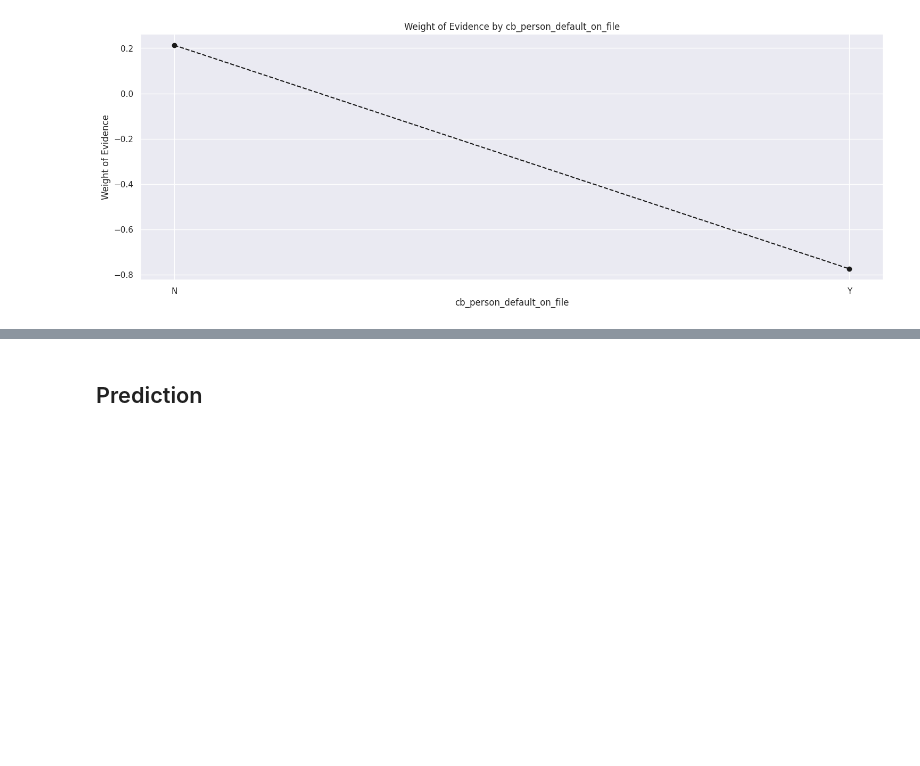
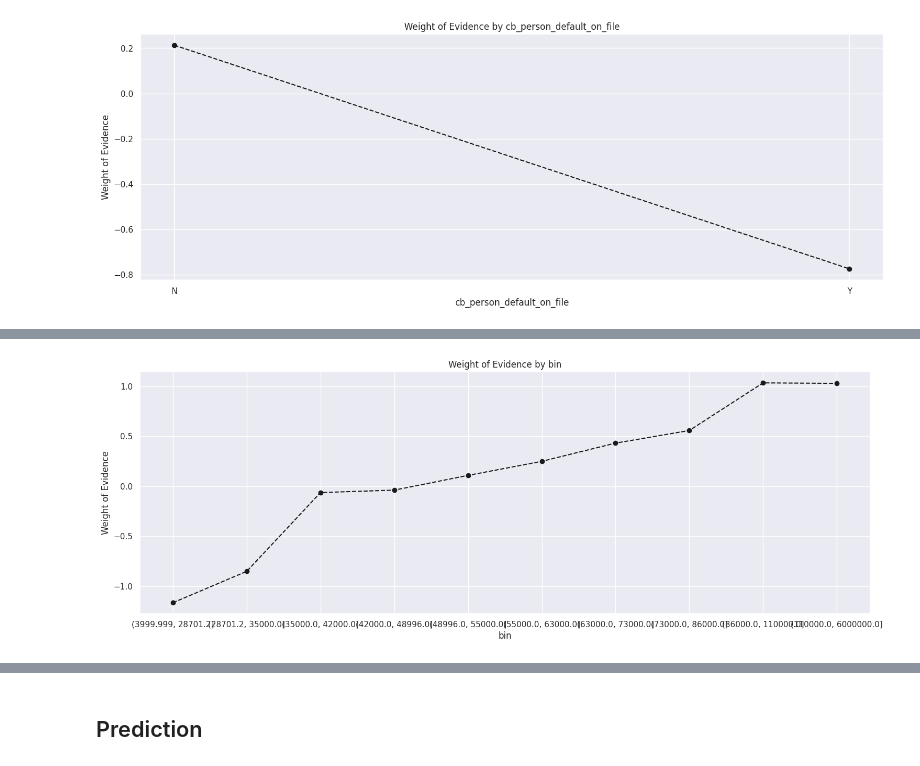
Before and after one commit to SharathkumaraKR/Credit-Risk-Model, a Jupyter notebook: Credit_Risk_Model.ipynb, the cells around one changed output, grey strips where cells are left out. Cells and saved outputs as stored; diff of their text form; code cells hidden in the pictures; blank space fills up the shorter version.

```diff
--- a/Credit_Risk_Model.ipynb
+++ b/Credit_Risk_Model.ipynb
@@ -404,3 +437,3 @@ def woe_ordered_continuous(df, continuous_variabe_name, y_df):
 # %%
-df_temp = woe_ordered_continuous(X_train_prepr, 'term', y_train_prepr)
+df_temp, iv = woe_numerical(X_train_num, 'person_income', y_train_prepr)
 df_temp
@@ -406,0 +452,5 @@ df_temp
+# %%
+
+plot_by_woe(df_temp)
+# %% [output]
+[figure, added]
```
Also changed, not shown: parts of 54 cells of this notebook.
